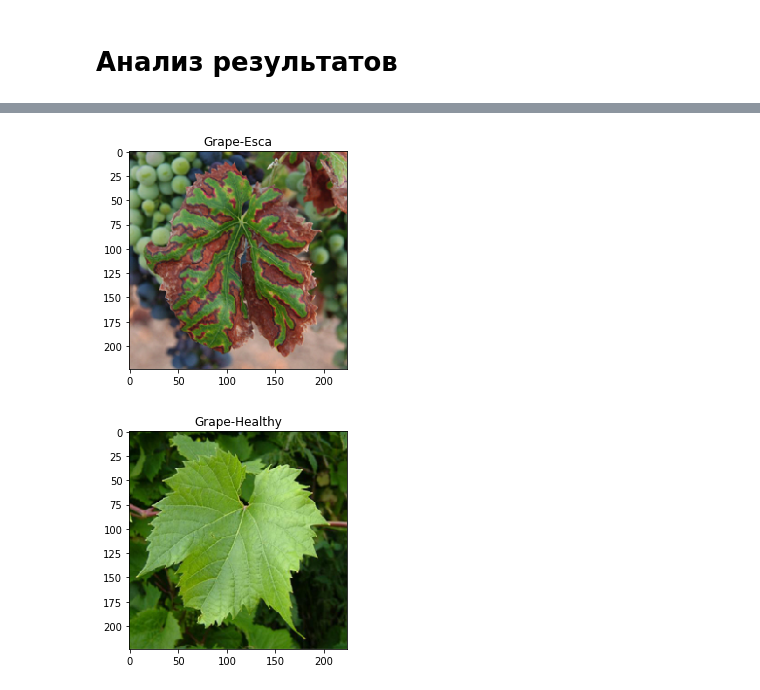
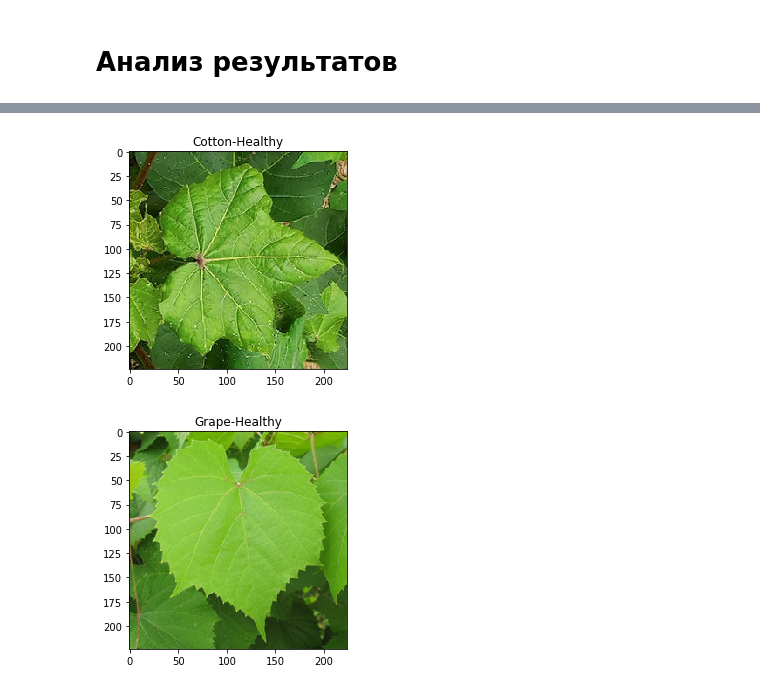
Before and after one commit to datdefboi/plants-health-detector, a Jupyter notebook: plants.ipynb, the cells around one changed output, grey strips where cells are left out. Drawn from its saved outputs; the diff is of its cells as text; code cells hidden in the pictures.

```diff
--- a/plants.ipynb
+++ b/plants.ipynb
@@ -255,8 +250,8 @@ def draw(id):
     plt.title(diseases[id])
     plt.imshow(images[id].astype("int")[:,:])
 # %%
-draw(get_by_name('Grape-Esca')[1][0])
+draw(get_by_name('Cotton-Healthy')[1][0])
 draw(get_by_name('Grape-Healthy')[1][0])
 # %% [output]
-[figure, old version]
+[figure, new version]
-[figure, old version]
+[figure, new version]
```
Also changed, not shown: parts of 13 cells of this notebook.
